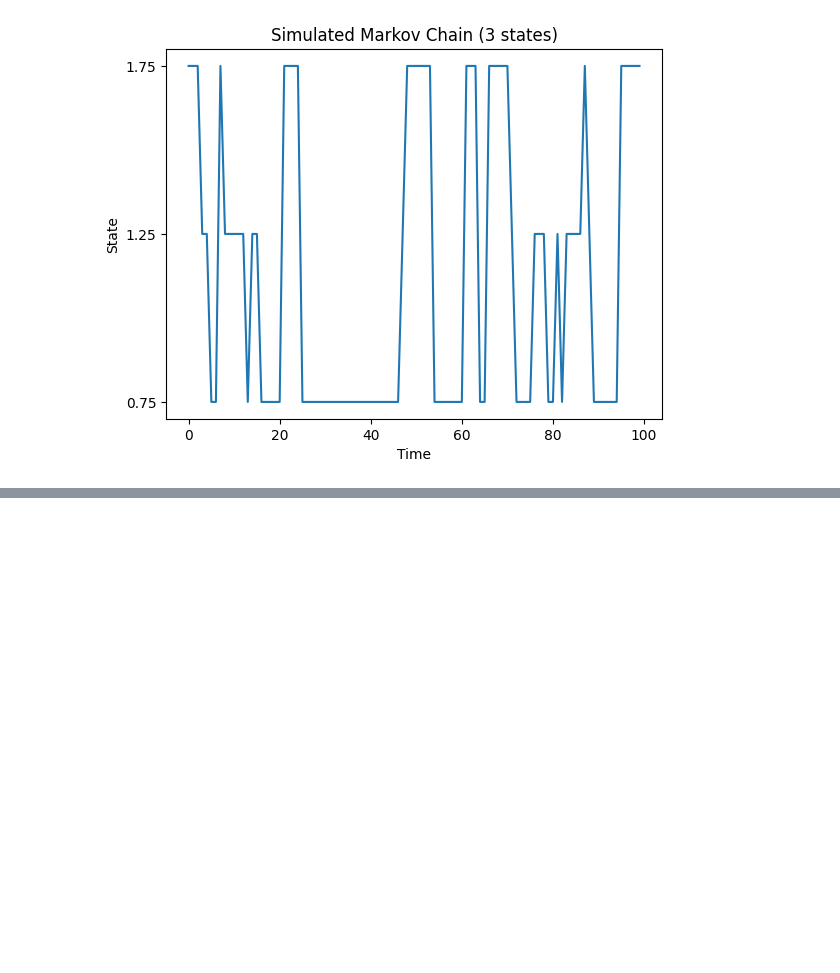
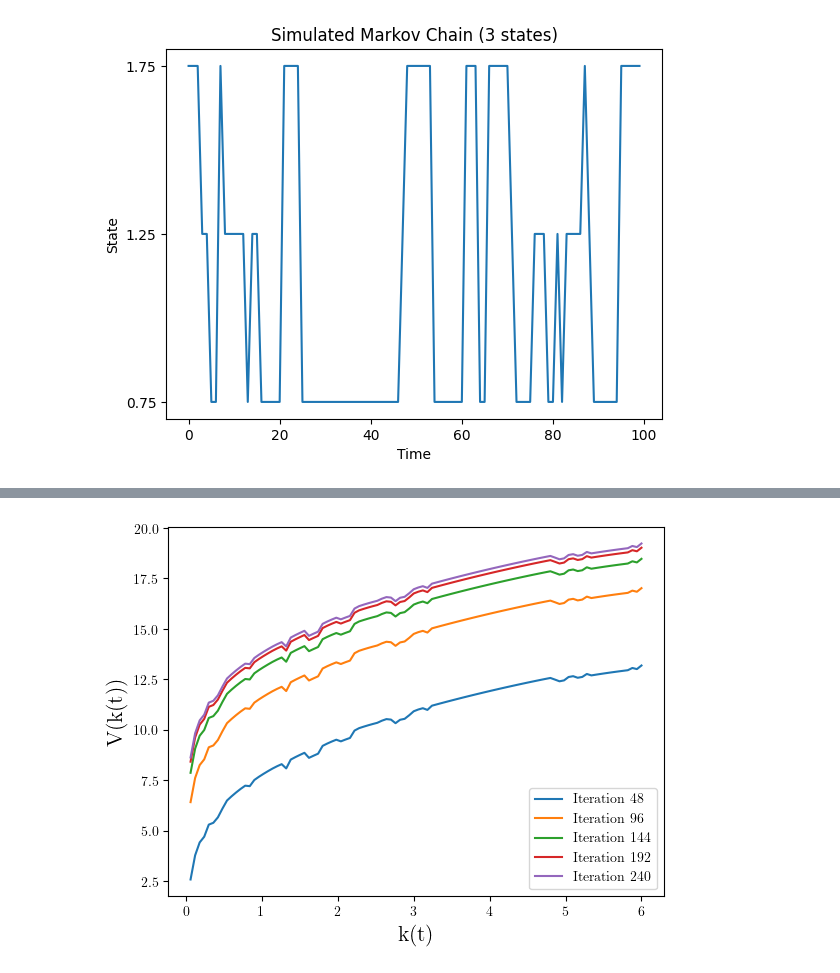
Before and after one commit to thanhqtran/tohoku_bootcamp, a Jupyter notebook: summer2023/math/simul_code.ipynb, the cells around one changed output, grey strips where cells are left out. Saved outputs shown, nothing was run; the diff lists cells and outputs as text; code cells hidden in the pictures; blank space fills up the shorter version.

Commit message:
added stochastic model

```diff
--- a/summer2023/math/simul_code.ipynb
+++ b/summer2023/math/simul_code.ipynb
@@ -1260,0 +1211,80 @@ sol
+# %%
+# stochastic RBC model with markov chain
+import numpy as np
+import matplotlib.pyplot as plt
+from scipy.optimize import minimize_scalar
+
+# latex font
+plt.rc('text', usetex=True)
+plt.rc('font', family='serif')
+
+# Define global variables
+beta = 0.98
+delta = 0.1
+theta = 0.36
+numits = 240
+
+# 3 states of technology
+amat = np.array([0.9, 1, 1.1])
+# Transition matrix
+prob = np.array([[0.7, 0.2, 0.1], [0.3, 0.4, 0.3], [0.1, 0.1, 0.8]])
+
+# initialize
+vlast = np.zeros(100)
+k0 = np.arange(0.06, 6.06, 0.06)
+s = np.zeros(T, dtype=int)
+A = np.zeros(T)
+
+s[0] = 0
+A[0] = amat[s[0]]
+
+for t in range(1, T):
+    s[t] = np.random.choice([0, 1, 2], p=prob[s[t-1], :])
+    A[t] = amat[s[t]]
+
+print(A)
+
+# Function to calculate the value function
+def valfun(k): # k as k'
+    global vlast, beta, delta, theta, kt, At
+    g = np.interp(k, k0, vlast)
+    c = At*kt**theta - k + (1 - delta) * kt
+    if c <= 0:
+        val = -888 - 800 * abs(c)
+    else:
+        val = np.log(c) + beta * g
+    return -val
+
+# Initialize arrays
+v = np.zeros(100)
+kt1 = np.zeros(100)
+
+# Begin recursive calculations
+for its in range(1, numits + 1):
+    for j in range(100):
+        kt = (j + 1) * 0.06
+        At = A[j]
+        ktp1 = minimize_scalar(valfun, bounds=(0.01, 6.2), method='bounded').x
+        v[j] = -valfun(ktp1)
+        kt1[j] = ktp1
+
+    if its % 48 == 0:
+        plt.plot(k0, v, label='Iteration ' + str(its))
+        plt.xlabel('k(t)', fontsize=16)
+        plt.ylabel('V(k(t))', fontsize=16)
+        plt.legend()
+        plt.draw()
+
+    vlast = v.copy()
+
+#plt.savefig('valuefun.pdf', format='pdf', dpi=1000)
+plt.show()
+
+# Plot the policy function
+plt.plot(k0, kt1)
+plt.plot(k0, k0, ls=':', label='45 degree line')
+plt.xlabel('k(t)', fontsize=16)
+plt.ylabel('k(t+1)', fontsize=16)
+#plt.savefig('policyfun.pdf', format='pdf', dpi=1000)
+plt.show()
+# %% [output]
@@ -1260,0 +1297 @@ sol
+[figure, added]
```
Also changed, not shown: parts of 3 cells of this notebook.
